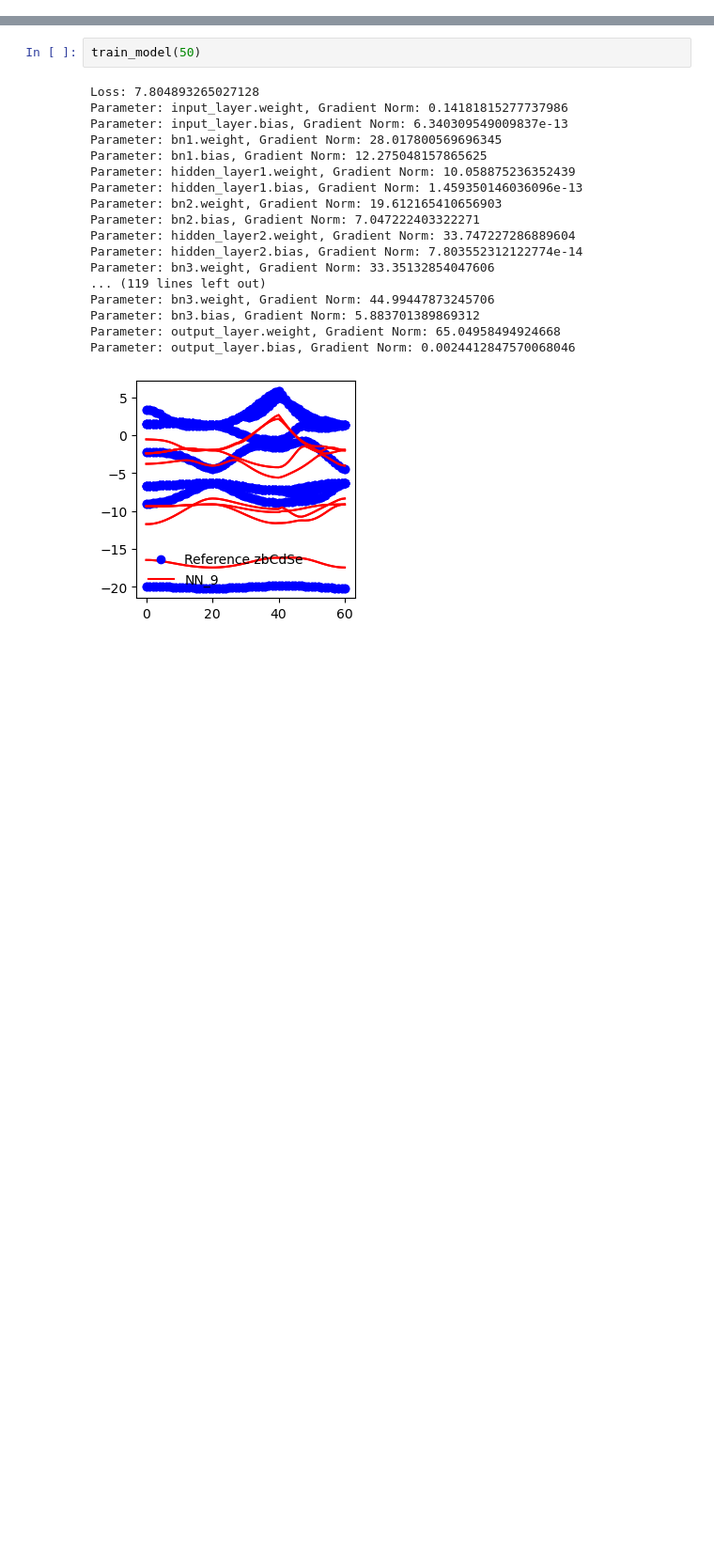
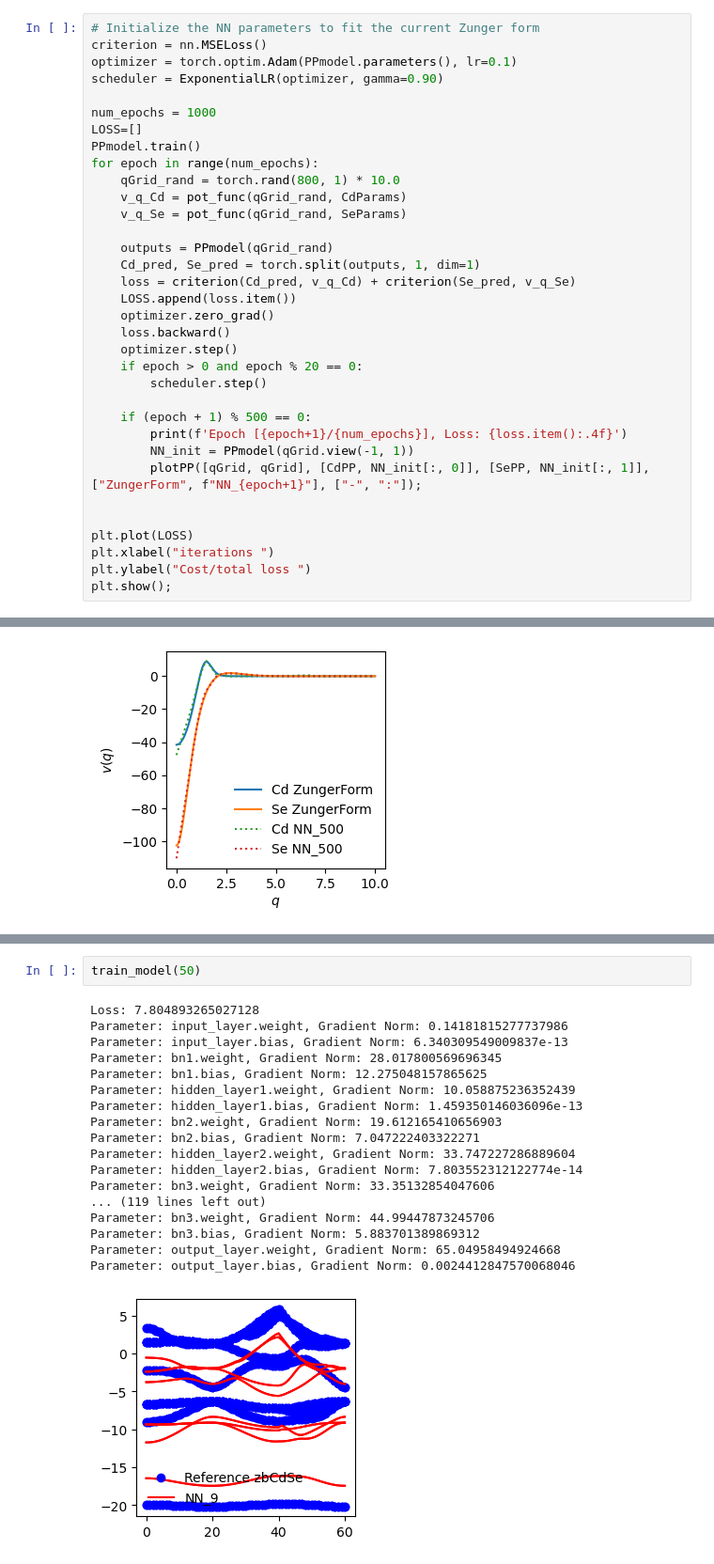
Before and after one commit to TommyLinkl/DeePseudopot, a Jupyter notebook: zbCdSe_fitting_NN.ipynb, the cells around one changed output, grey strips where cells are left out. Shown at 94% size. Saved outputs shown, nothing was run; the diff lists cells and outputs as text; blank space fills up the shorter version.

```diff
--- a/zbCdSe_fitting_NN.ipynb
+++ b/zbCdSe_fitting_NN.ipynb
@@ -301,0 +263,35 @@ Epoch [600/1000], Loss: 0.4052
+# %%
+# Initialize the NN parameters to fit the current Zunger form
+criterion = nn.MSELoss()
+optimizer = torch.optim.Adam(PPmodel.parameters(), lr=0.1)
+scheduler = ExponentialLR(optimizer, gamma=0.90)
+
+num_epochs = 1000
+LOSS=[]
+PPmodel.train()
+for epoch in range(num_epochs):
+    qGrid_rand = torch.rand(800, 1) * 10.0
+    v_q_Cd = pot_func(qGrid_rand, CdParams)
+    v_q_Se = pot_func(qGrid_rand, SeParams)
+
+    outputs = PPmodel(qGrid_rand)
+    Cd_pred, Se_pred = torch.split(outputs, 1, dim=1)
+    loss = criterion(Cd_pred, v_q_Cd) + criterion(Se_pred, v_q_Se)
+    LOSS.append(loss.item())
+    optimizer.zero_grad()
+    loss.backward()
+    optimizer.step()
+    if epoch > 0 and epoch % 20 == 0:
+        scheduler.step()
+
+    if (epoch + 1) % 500 == 0:
+        print(f'Epoch [{epoch+1}/{num_epochs}], Loss: {loss.item():.4f}')
+        NN_init = PPmodel(qGrid.view(-1, 1))
+        plotPP([qGrid, qGrid], [CdPP, NN_init[:, 0]], [SePP, NN_init[:, 1]], ["ZungerForm", f"NN_{epoch+1}"], ["-", ":"]);
+
+
+plt.plot(LOSS)
+plt.xlabel("iterations ")
+plt.ylabel("Cost/total loss ")
+plt.show();
+# %% [output]
@@ -301,0 +299 @@ Epoch [600/1000], Loss: 0.4052
+[figure, added]
```
Also changed, not shown: parts of 11 cells of this notebook.
